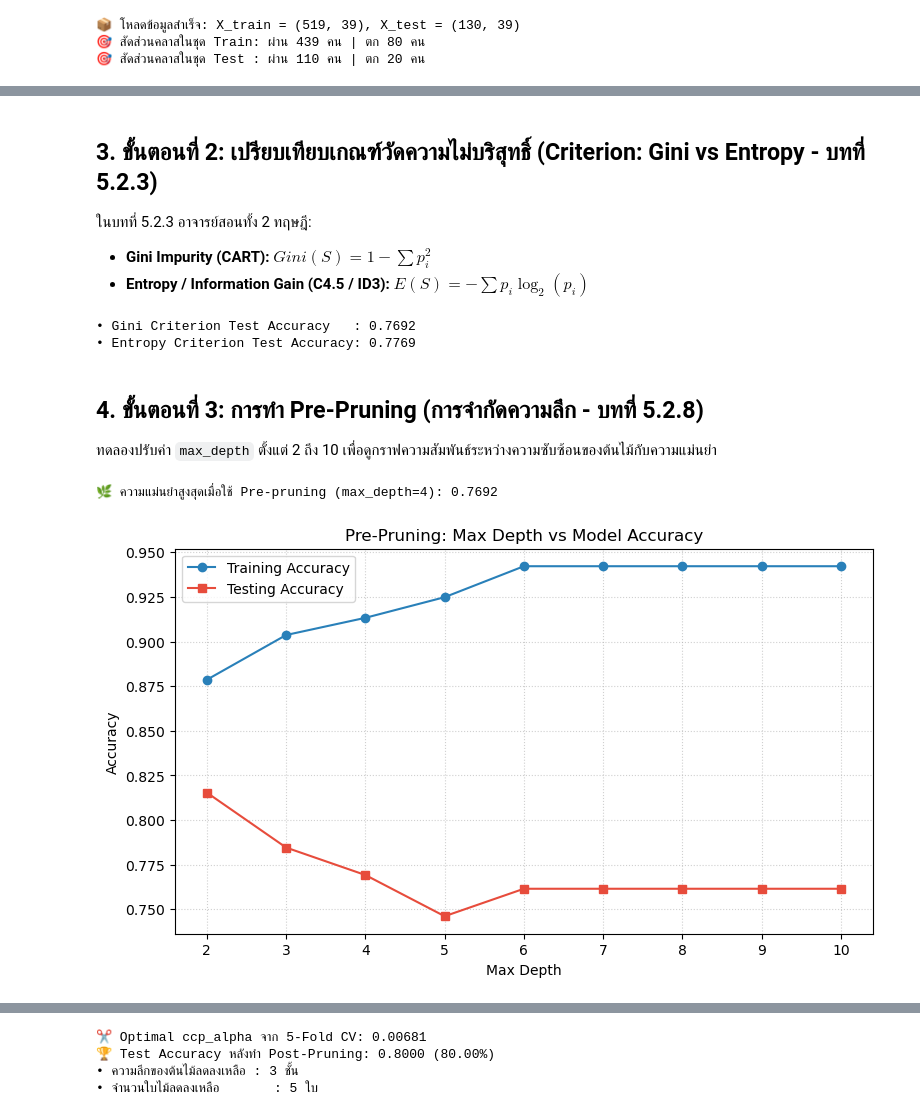
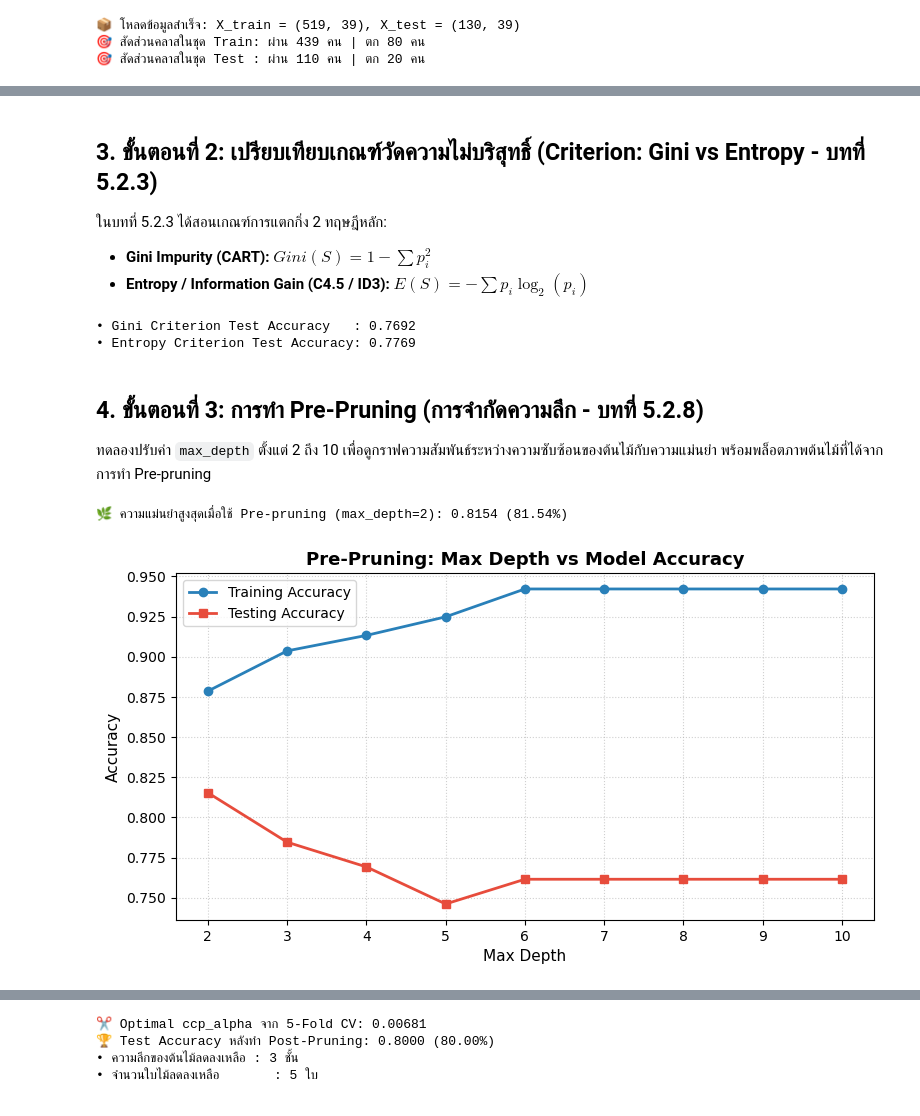
Before and after one commit to bosskitti/student-grade-prediction, a Jupyter notebook: notebooks/02_decision_tree_model.ipynb, the cells around one changed output, grey strips where cells are left out. Saved outputs shown, nothing was run; the diff lists cells and outputs as text; code cells hidden in the pictures.

Commit message:
docs & feat: add pre-pruned tree visualization and deep analytical discussions in Notebook 02

```diff
--- a/notebooks/02_decision_tree_model.ipynb
+++ b/notebooks/02_decision_tree_model.ipynb
@@ -69,6 +73,6 @@ print("\n⚠️ สรุป: โมเดลเกิด Overfitting ชัด
 # %% [markdown]
 ## 3. ขั้นตอนที่ 2: เปรียบเทียบเกณฑ์วัดความไม่บริสุทธิ์ (Criterion: Gini vs Entropy - บทที่ 5.2.3)
-ในบทที่ 5.2.3 อาจารย์สอนทั้ง 2 ทฤษฎี:
+ในบทที่ 5.2.3 ได้สอนเกณฑ์การแตกกิ่ง 2 ทฤษฎีหลัก:
 * **Gini Impurity (CART):** $Gini(S) = 1 - \sum p_i^2$
 * **Entropy / Information Gain (C4.5 / ID3):** $E(S) = -\sum p_i \log_2(p_i)$
 # %%
@@ -83,32 +87,33 @@ print(f"• Entropy Criterion Test Accuracy: {dt_entropy.score(X_test, y_test):.
 • Entropy Criterion Test Accuracy: 0.7769
 # %% [markdown]
 ## 4. ขั้นตอนที่ 3: การทำ Pre-Pruning (การจำกัดความลึก - บทที่ 5.2.8)
-ทดลองปรับค่า `max_depth` ตั้งแต่ 2 ถึง 10 เพื่อดูกราฟความสัมพันธ์ระหว่างความซับซ้อนของต้นไม้กับความแม่นยำ
+ทดลองปรับค่า `max_depth` ตั้งแต่ 2 ถึง 10 เพื่อดูกราฟความสัมพันธ์ระหว่างความซับซ้อนของต้นไม้กับความแม่นยำ พร้อมพล็อตภาพต้นไม้ที่ได้จากการทำ Pre-pruning
 # %%
 # วนลูปทดสอบ max_depth จาก 2 ถึง 10
 depths = range(2, 11)
 train_scores = []
 test_scores = []
 
 for d in depths:
     clf = DecisionTreeClassifier(max_depth=d, min_samples_split=10, random_state=42)
     clf.fit(X_train, y_train)
     train_scores.append(clf.score(X_train, y_train))
     test_scores.append(clf.score(X_test, y_test))
 
 # พล็อตกราฟ Pre-pruning Curve
-plt.figure(figsize=(9, 5))
-plt.plot(depths, train_scores, marker='o', label='Training Accuracy', color='#2980b9')
-plt.plot(depths, test_scores, marker='s', label='Testing Accuracy', color='#e74c3c')
-plt.xlabel('Max Depth')
-plt.ylabel('Accuracy')
-plt.title('Pre-Pruning: Max Depth vs Model Accuracy')
+plt.figure(figsize=(9, 4.5))
+plt.plot(depths, train_scores, marker='o', label='Training Accuracy', color='#2980b9', lw=2)
+plt.plot(depths, test_scores, marker='s', label='Testing Accuracy', color='#e74c3c', lw=2)
+plt.xlabel('Max Depth', fontsize=11)
+plt.ylabel('Accuracy', fontsize=11)
+plt.title('Pre-Pruning: Max Depth vs Model Accuracy', fontsize=13, fontweight='bold')
 plt.xticks(depths)
-plt.legend()
+plt.legend(fontsize=10)
 plt.grid(True, linestyle=':', alpha=0.6)
 plt.show()
 
-print(f"🌿 ความแม่นยำสูงสุดเมื่อใช้ Pre-pruning (max_depth=4): {test_scores[2]:.4f}")
+best_depth = depths[test_scores.index(max(test_scores))]
+print(f"🌿 ความแม่นยำสูงสุดเมื่อใช้ Pre-pruning (max_depth={best_depth}): {max(test_scores):.4f} ({max(test_scores)*100:.2f}%)")
 # %% [output]
-🌿 ความแม่นยำสูงสุดเมื่อใช้ Pre-pruning (max_depth=4): 0.7692
+🌿 ความแม่นยำสูงสุดเมื่อใช้ Pre-pruning (max_depth=2): 0.8154 (81.54%)
-[figure, old version]
+[figure, new version]
```
Also changed, not shown: parts of 21 cells of this notebook, 4 other files.
